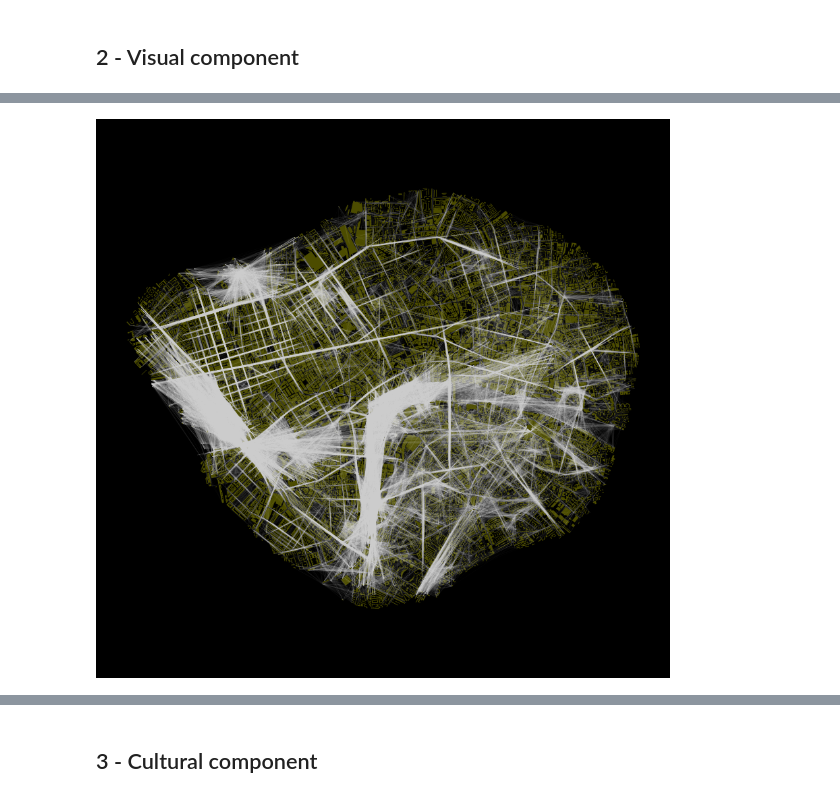
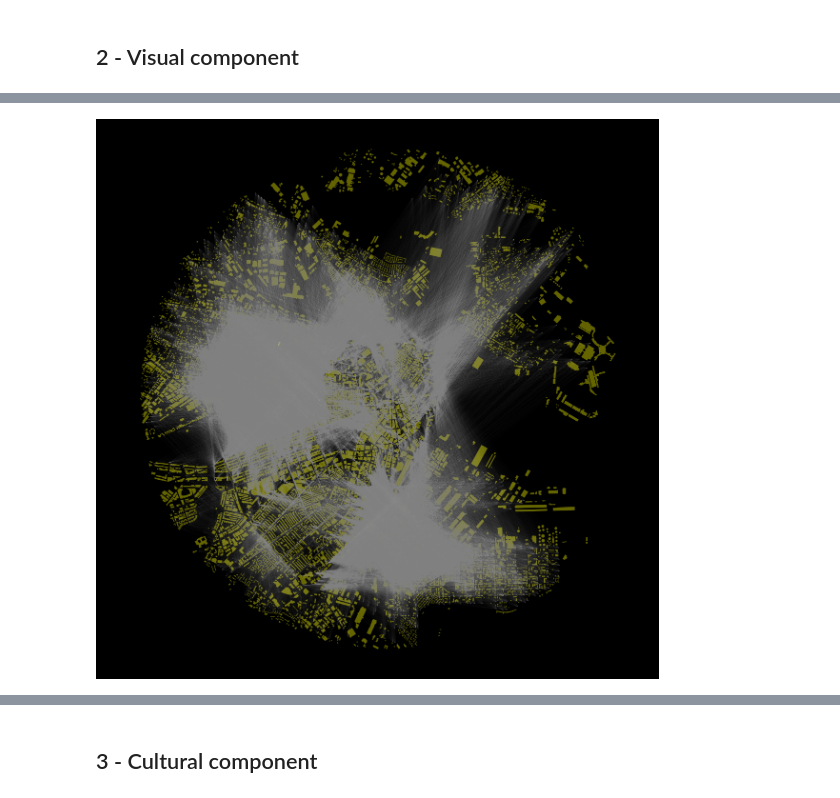
Before and after one commit to g-filomena/Computational-Image-of-the-City, a Jupyter notebook: 03-Landmarks_Local_Files - Boston.ipynb, the cells around one changed output, grey strips where cells are left out. Saved outputs shown, nothing was run; the diff lists cells and outputs as text; code cells hidden in the pictures.

```diff
--- a/03-Landmarks_Local_Files - Boston.ipynb
+++ b/03-Landmarks_Local_Files - Boston.ipynb
@@ -104,7 +105,8 @@ Use the parameter *distance_from_center* to indicate till how far away from the
 if option == 3:
     buildings, obstructions = ci.get_buildings_fromSHP(input_path+city_name+'_obstructions.shp', epsg,
                                                        case_study_area = case_study_area, distance_from_center = 0,
-                                                       height_field = 'height', base_field = 'base', land_use_field = 'landUse')
+                                                       height_field = height_field, base_field = base_field,
+                                                       land_use_field = land_use_field)
 # %% [markdown]
 ### Optional readjustments
 # %%
@@ -127,10 +129,10 @@ array(['residential', None, 'school', 'Exempt', 'Industrial', 'house',
        'emergency_service', 'garages', 'Residential Land', 'townhall',
        'pub', 'childcare'], dtype=object)
 # %%
-lu_to_disregard = ['stockroom, warehouse', 'garage', 'stable', 'workshop','converter', ' pumping station', 'barracks', 'barn'
+land_use_to_disregard = ['stockroom, warehouse', 'garage', 'stable', 'workshop','converter', ' pumping station', 'barracks', 'barn'
        'greenhouse', 'shed','greenhouse (botany)', 'bunker, shelter','heating plant', 'parking, garage',
                'electricity substation']
-obstructions = obstructions[~((obstructions.land_use_raw.isin(lu_to_disregard)) & (obstructions.area < 200))]
+obstructions = obstructions[~((obstructions.land_use_raw.isin(land_use_to_disregard)) & (obstructions.area < 200))]
 # %%
 obstructions = obstructions[~((obstructions.land_use_raw.isnull()) & (obstructions.height.isnull()))]
 height = obstructions[~obstructions.height.isnull()].height.quantile(0.25)
@@ -153,6 +157,7 @@ It includes:
 # %%
 # reading the street network and passing it in the function to compute the structural score
-edges = gpd.read_file('Outputs/'+city_name+'/'+city_name+'_edges.shp')
+edges = gpd.read_file('Output/'+city_name+'/'+city_name+'_edges.shp')
 
 # The 'buffer' parameter indicates distance within the algorithms look for neighbouring buildings
-buildings = ci.structural_score(buildings, obstructions, edges, max_expansion_distance = 300, distance_along = 50, radius = 150)
+buildings = ci.structural_score(buildings, obstructions, edges, advance_vis_expansion_distance = 300,
+                                neighbours_radius = 150)
@@ -213,0 +183,6 @@ sight_lines = gpd.read_file(path+'_sight_lines.shp').to_crs(epsg=epsg)
+# %%
+nodes = gpd.read_file('Output/'+city_name+'/'+city_name+'_nodes.shp')
+sight_lines = ci.compute_3d_sight_lines(nodes, buildings, distance_along = 300,
+                                                         distance_min_observer_target = 300)
+buildings, sight_lines = ci.visibility_score(buildings, sight_lines, method = 'longest')
+buildings.head()
@@ -214,5 +199,5 @@ sight_lines = gpd.read_file(path+'_sight_lines.shp').to_crs(epsg=epsg)
 # %%
-ci.plot_gdf(sight_lines, alpha = 0.02, color = 'white', gdf_base_map = buildings, base_map_color = 'yellow',
-            base_map_alpha = 0.3)
+fig = ci.plot_gdf(sight_lines, alpha = 0.06, color = 'white', base_map_gdf = obstructions, base_map_color = 'yellow',
+            geometry_size = 0.09, base_map_alpha = 0.4)
 # %% [output]
-[figure, old version]
+[figure, new version]
```
Also changed, not shown: parts of 47 cells of this notebook, 17 other files.
